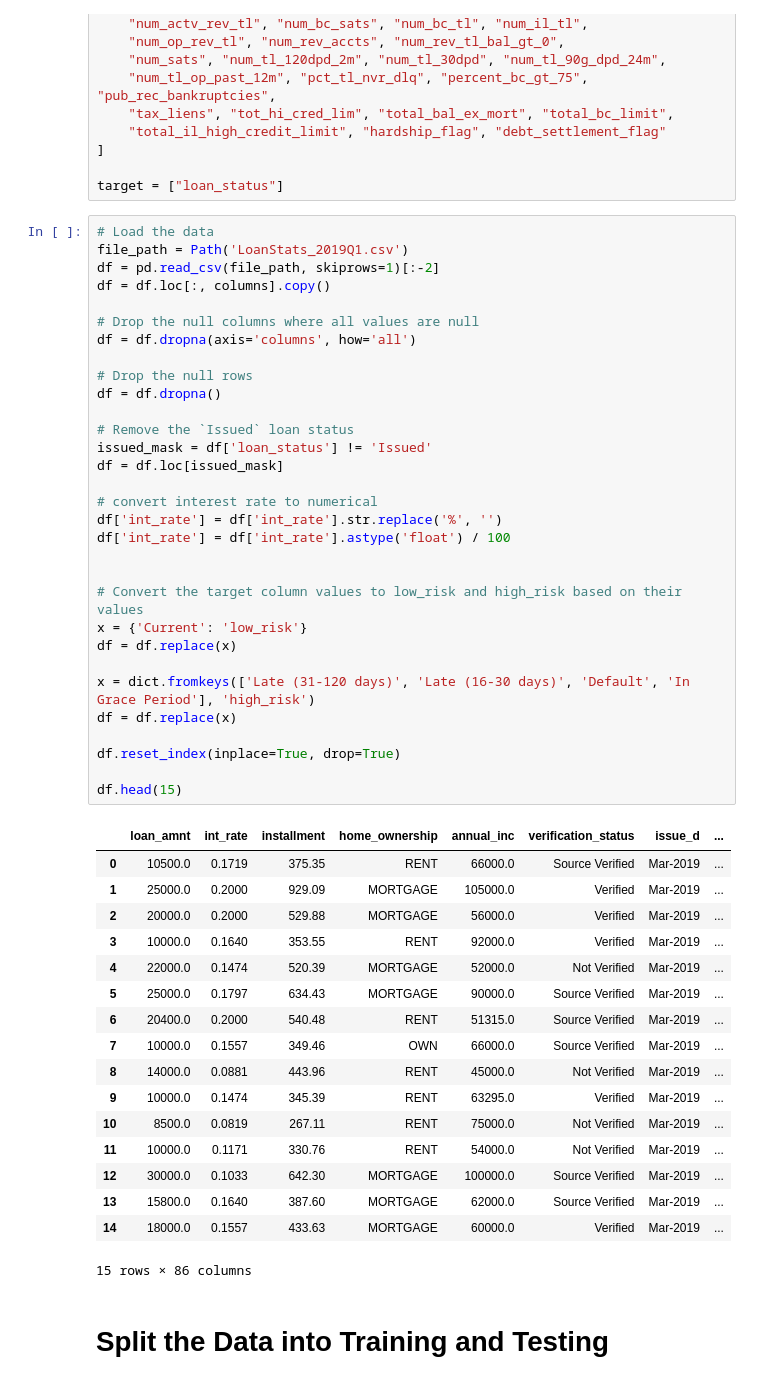
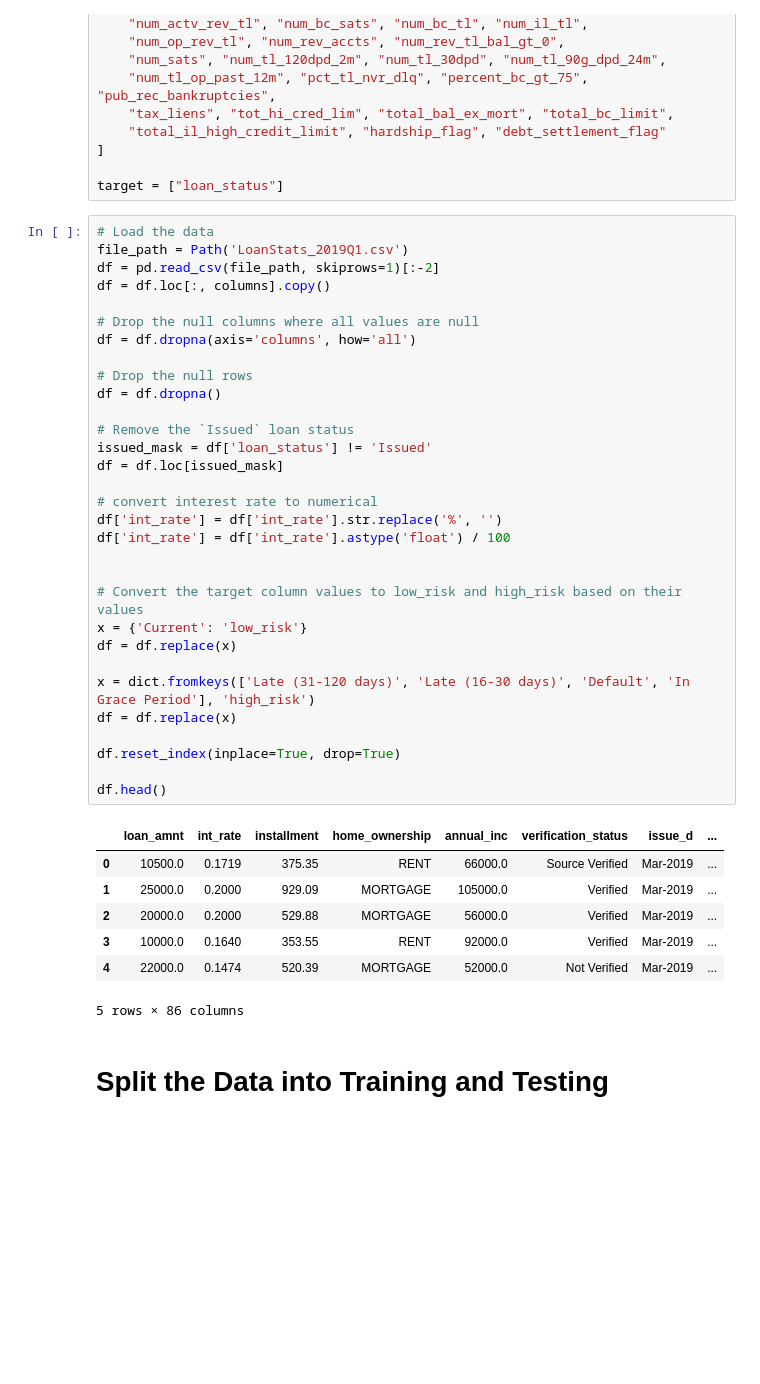
Before and after one commit to nolatunji/Credit_Risk_Analysis, a Jupyter notebook: credit_risk_resampling.ipynb, the cells around one changed output. Drawn from its saved outputs; the diff is of its cells as text; blank space fills up the shorter version.

```diff
--- a/credit_risk_resampling.ipynb
+++ b/credit_risk_resampling.ipynb
@@ -48,45 +48,35 @@ df = df.loc[:, columns].copy()
 df = df.dropna(axis='columns', how='all')
 
 # Drop the null rows
 df = df.dropna()
 
 # Remove the `Issued` loan status
 issued_mask = df['loan_status'] != 'Issued'
 df = df.loc[issued_mask]
 
 # convert interest rate to numerical
 df['int_rate'] = df['int_rate'].str.replace('%', '')
 df['int_rate'] = df['int_rate'].astype('float') / 100
 
 
 # Convert the target column values to low_risk and high_risk based on their values
 x = {'Current': 'low_risk'}
 df = df.replace(x)
 
 x = dict.fromkeys(['Late (31-120 days)', 'Late (16-30 days)', 'Default', 'In Grace Period'], 'high_risk')
 df = df.replace(x)
 
 df.reset_index(inplace=True, drop=True)
 
-df.head(15)
+df.head()
 # %% [output]
 |  | loan_amnt | int_rate | installment | home_ownership | annual_inc | verification_status | issue_d | ... |
 | 0 | 10500.0 | 0.1719 | 375.35 | RENT | 66000.0 | Source Verified | Mar-2019 | ... |
 | 1 | 25000.0 | 0.2000 | 929.09 | MORTGAGE | 105000.0 | Verified | Mar-2019 | ... |
 | 2 | 20000.0 | 0.2000 | 529.88 | MORTGAGE | 56000.0 | Verified | Mar-2019 | ... |
 | 3 | 10000.0 | 0.1640 | 353.55 | RENT | 92000.0 | Verified | Mar-2019 | ... |
 | 4 | 22000.0 | 0.1474 | 520.39 | MORTGAGE | 52000.0 | Not Verified | Mar-2019 | ... |
-| 5 | 25000.0 | 0.1797 | 634.43 | MORTGAGE | 90000.0 | Source Verified | Mar-2019 | ... |
-| 6 | 20400.0 | 0.2000 | 540.48 | RENT | 51315.0 | Source Verified | Mar-2019 | ... |
-| 7 | 10000.0 | 0.1557 | 349.46 | OWN | 66000.0 | Source Verified | Mar-2019 | ... |
-| 8 | 14000.0 | 0.0881 | 443.96 | RENT | 45000.0 | Not Verified | Mar-2019 | ... |
-| 9 | 10000.0 | 0.1474 | 345.39 | RENT | 63295.0 | Verified | Mar-2019 | ... |
-| 10 | 8500.0 | 0.0819 | 267.11 | RENT | 75000.0 | Not Verified | Mar-2019 | ... |
-| 11 | 10000.0 | 0.1171 | 330.76 | RENT | 54000.0 | Not Verified | Mar-2019 | ... |
-| 12 | 30000.0 | 0.1033 | 642.30 | MORTGAGE | 100000.0 | Source Verified | Mar-2019 | ... |
-| 13 | 15800.0 | 0.1640 | 387.60 | MORTGAGE | 62000.0 | Source Verified | Mar-2019 | ... |
-| 14 | 18000.0 | 0.1557 | 433.63 | MORTGAGE | 60000.0 | Verified | Mar-2019 | ... |
-15 rows × 86 columns
+5 rows × 86 columns
 # %% [markdown]
 # Split the Data into Training and Testing
 # %%
```
Also changed, not shown: parts of 23 cells of this notebook.
